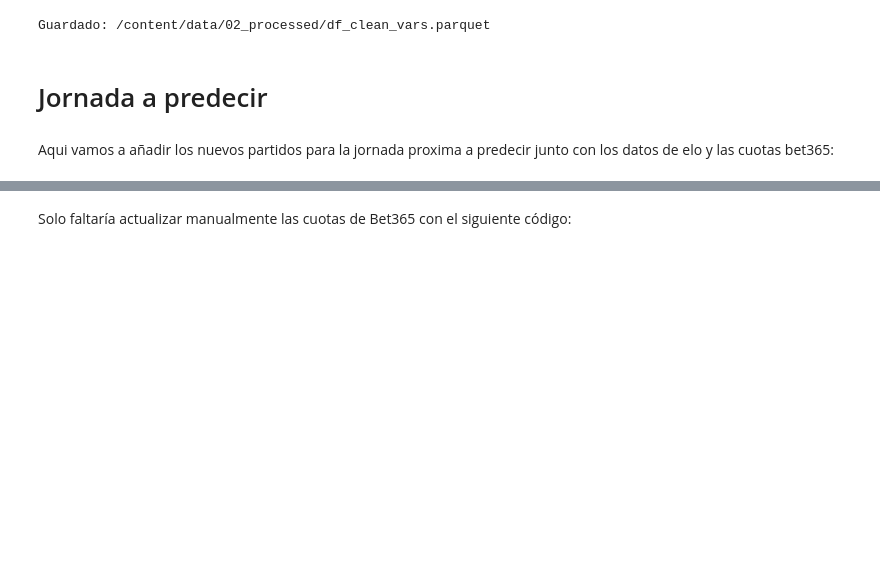
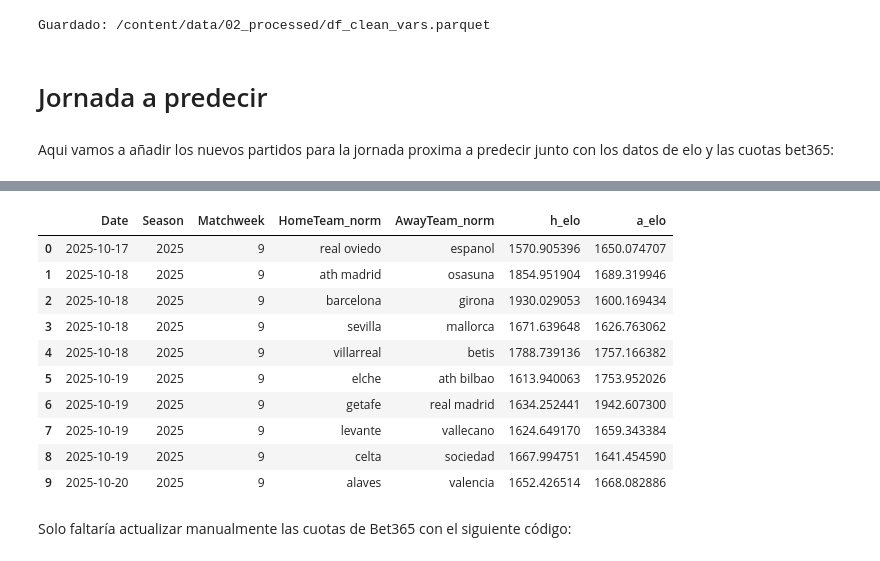
Before and after one commit to manuferrod/laliga-predictor-engine, a Jupyter notebook: notebooks/LIMPIEZA_Y_CREACION_DE_VARS.ipynb, the cells around one changed output, grey strips where cells are left out. Drawn from its saved outputs; the diff is of its cells as text; code cells hidden in the pictures; blank space fills up the shorter version.

```diff
--- a/notebooks/LIMPIEZA_Y_CREACION_DE_VARS.ipynb
+++ b/notebooks/LIMPIEZA_Y_CREACION_DE_VARS.ipynb
@@ -538,3 +530,17 @@ assert "Matchweek" in df.columns, "Falta la columna canónica 'Matchweek'"
+# %%
+display(added_rows_md)
+# %% [output]
+|  | Date | Season | Matchweek | HomeTeam_norm | AwayTeam_norm | h_elo | a_elo |
+| 0 | 2025-10-17 | 2025 | 9 | real oviedo | espanol | 1570.905396 | 1650.074707 |
+| 1 | 2025-10-18 | 2025 | 9 | ath madrid | osasuna | 1854.951904 | 1689.319946 |
+| 2 | 2025-10-18 | 2025 | 9 | barcelona | girona | 1930.029053 | 1600.169434 |
+| 3 | 2025-10-18 | 2025 | 9 | sevilla | mallorca | 1671.639648 | 1626.763062 |
+| 4 | 2025-10-18 | 2025 | 9 | villarreal | betis | 1788.739136 | 1757.166382 |
+| 5 | 2025-10-19 | 2025 | 9 | elche | ath bilbao | 1613.940063 | 1753.952026 |
+| 6 | 2025-10-19 | 2025 | 9 | getafe | real madrid | 1634.252441 | 1942.607300 |
+| 7 | 2025-10-19 | 2025 | 9 | levante | vallecano | 1624.649170 | 1659.343384 |
+| 8 | 2025-10-19 | 2025 | 9 | celta | sociedad | 1667.994751 | 1641.454590 |
+| 9 | 2025-10-20 | 2025 | 9 | alaves | valencia | 1652.426514 | 1668.082886 |
 # %% [markdown]
 Solo faltaría actualizar manualmente las cuotas de Bet365 con el siguiente código:
 # %%
```
Also changed, not shown: parts of 29 cells of this notebook.
